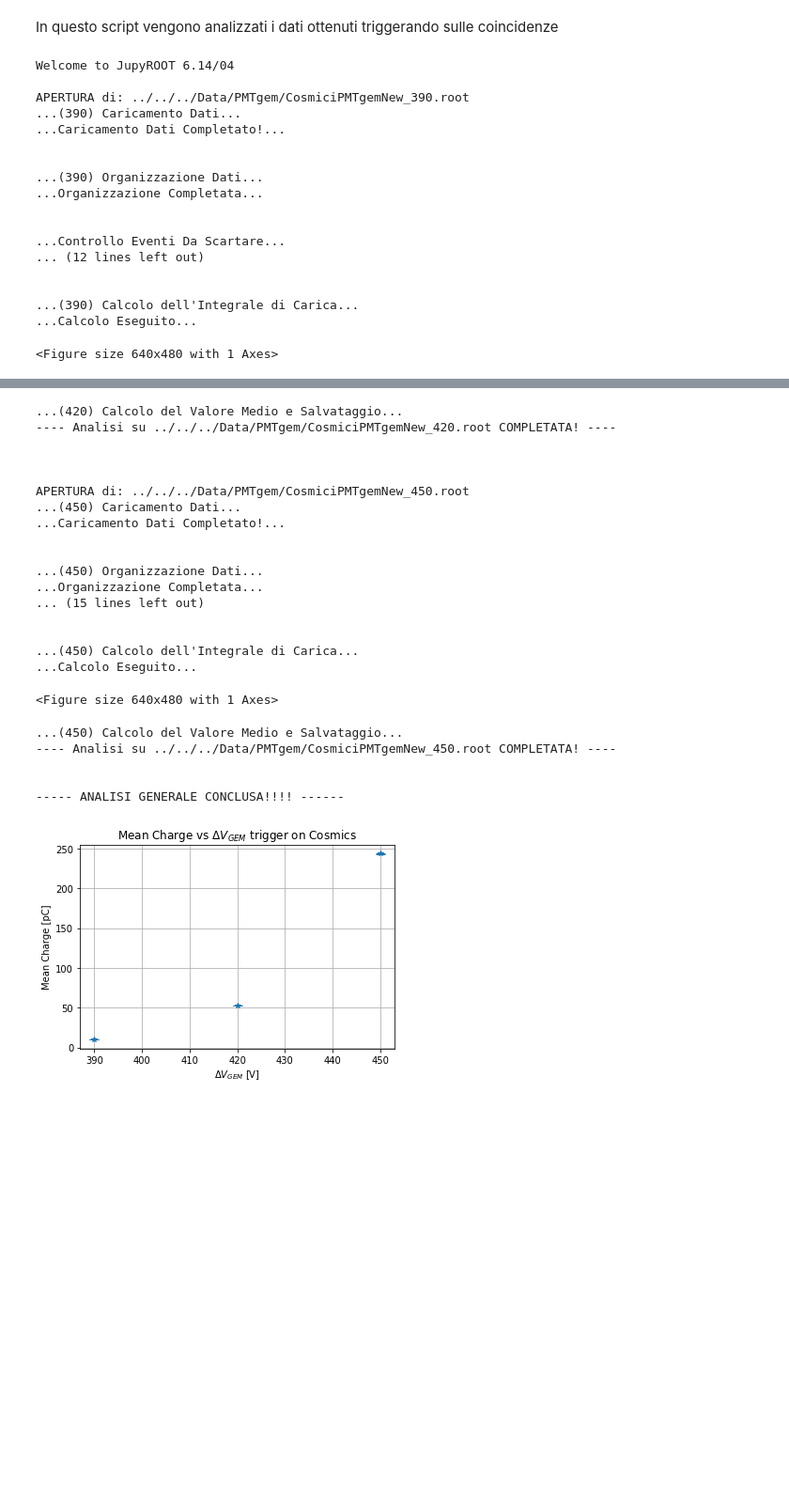
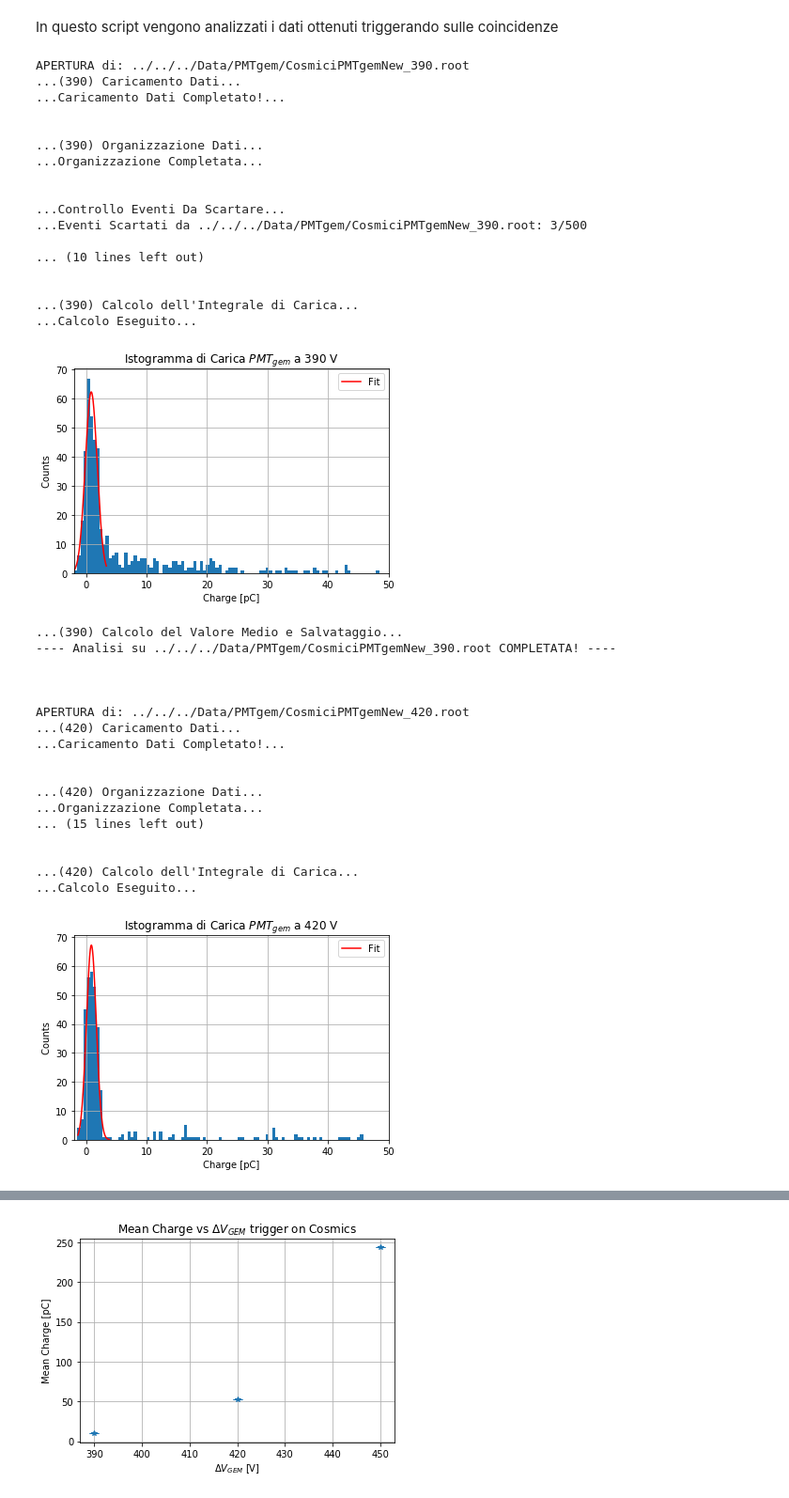
Before and after one commit to edoardoORANGE/ORANGEdata, a Jupyter notebook: Analisi/GEMdataAnalysis/HVscanCosmici.ipynb, the cells around one changed output, grey strips where cells are left out. Shown at 94% size. Saved outputs shown, nothing was run; the diff lists cells and outputs as text; code cells hidden in the pictures; blank space fills up the shorter version.

```diff
--- a/Analisi/GEMdataAnalysis/HVscanCosmici.ipynb
+++ b/Analisi/GEMdataAnalysis/HVscanCosmici.ipynb
@@ -124,7 +124,7 @@ for number in voltage: #ciclo che permette di aprire tutti i file in sequenza
 
     xmin = min(integral)
 
-    h1 = TH1F( "h1", "Istogramma di Carica $PMT_{gem}$ a %d V ; Charge [pC] ; Counts "%(number), 100, xmin, 50 )
+    h1 = TH1F( "h1", "Istogramma di Carica $PMT_{gem}$ a %d V ; Charge [pC] ; Counts "%(number), 100, -2, 50 )
     for i in integral:
         h1.Fill(i)
 
@@ -146,7 +146,7 @@ for number in voltage: #ciclo che permette di aprire tutti i file in sequenza
     histo1.hist()#histtype = 'step' , fill = False) #fa l'istogramma
     plt.plot(l , pdf*func.GetParameter(0)/max(pdf) , label = 'Fit' , color = 'r')
     plt.grid()
-    plt.xlim((xmin,10))
+    plt.xlim((-2,50))
     plt.legend()
     histo1.show_titles()
    ##plt.xlabel('Charge [pC]')
@@ -161,34 +161,52 @@ for number in voltage: #ciclo che permette di aprire tutti i file in sequenza
     #print(np.mean(integral) , func.GetParameter(1))
 
     means.append(np.mean(integral))#func.GetParameter(1))#
     errors.append(func.GetParameter(2)/np.sqrt(len(integral)))#func.GetParError(1))#
     hv.append(number)
 
 
 
 
 
 #fine analisi
     print('---- Analisi su ' + filename + ' COMPLETATA! ----\n\n')
    # number += 10
 
 print('----- ANALISI GENERALE CONCLUSA!!!! ------')
 # %% [output]
-Welcome to JupyROOT 6.14/04
-
 APERTURA di: ../../../Data/PMTgem/CosmiciPMTgemNew_390.root
 ...(390) Caricamento Dati...
 ...Caricamento Dati Completato!...
 
 
 ...(390) Organizzazione Dati...
 ...Organizzazione Completata...
 
 
 ...Controllo Eventi Da Scartare...
-... (12 lines left out)
+...Eventi Scartati da ../../../Data/PMTgem/CosmiciPMTgemNew_390.root: 3/500
+
+... (10 lines left out)
 
 
 ...(390) Calcolo dell'Integrale di Carica...
 ...Calcolo Eseguito...
+[figure, added]
-<Figure size 640x480 with 1 Axes>
+...(390) Calcolo del Valore Medio e Salvataggio...
+---- Analisi su ../../../Data/PMTgem/CosmiciPMTgemNew_390.root COMPLETATA! ----
+
+
+
+APERTURA di: ../../../Data/PMTgem/CosmiciPMTgemNew_420.root
+...(420) Caricamento Dati...
+...Caricamento Dati Completato!...
+
+
+...(420) Organizzazione Dati...
+...Organizzazione Completata...
+... (15 lines left out)
+
+
+...(420) Calcolo dell'Integrale di Carica...
+...Calcolo Eseguito...
+[figure, added]
@@ -213,26 +248,3 @@ APERTURA di: ../../../Data/PMTgem/CosmiciPMTgemNew_420.root
-...(420) Calcolo del Valore Medio e Salvataggio...
----- Analisi su ../../../Data/PMTgem/CosmiciPMTgemNew_420.root COMPLETATA! ----
-
-
-
-APERTURA di: ../../../Data/PMTgem/CosmiciPMTgemNew_450.root
-...(450) Caricamento Dati...
-...Caricamento Dati Completato!...
-
-
-...(450) Organizzazione Dati...
-...Organizzazione Completata...
-... (15 lines left out)
-
-
-...(450) Calcolo dell'Integrale di Carica...
-...Calcolo Eseguito...
-<Figure size 640x480 with 1 Axes>
-...(450) Calcolo del Valore Medio e Salvataggio...
----- Analisi su ../../../Data/PMTgem/CosmiciPMTgemNew_450.root COMPLETATA! ----
-
-
------ ANALISI GENERALE CONCLUSA!!!! ------
 # %%
 plt.errorbar(np.array(hv) , np.array(means) , yerr = np.array(errors) , fmt = "*" , capsize = 5 , elinewidth = 1)
 
```
Also changed, not shown: parts of 1 cell of this notebook.
